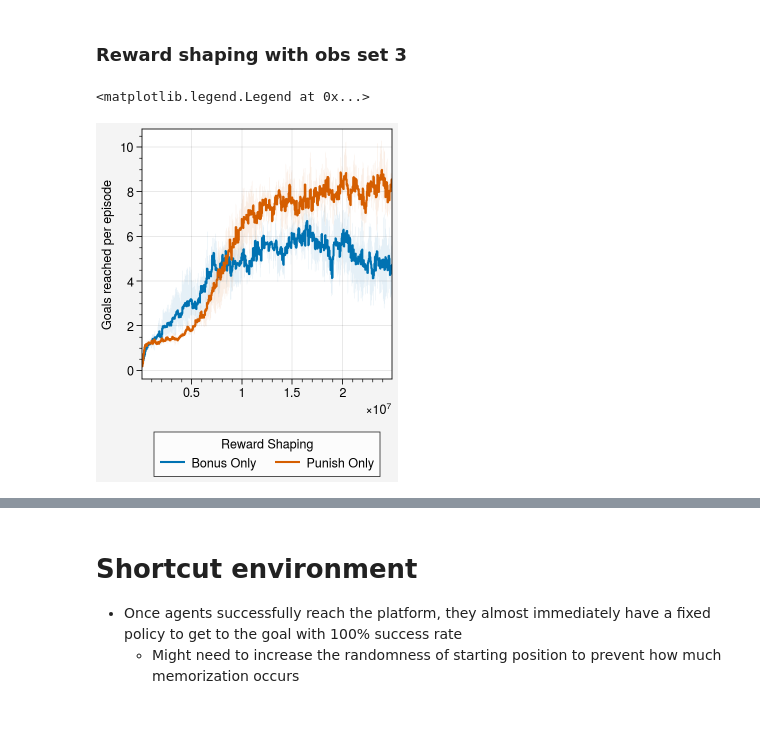
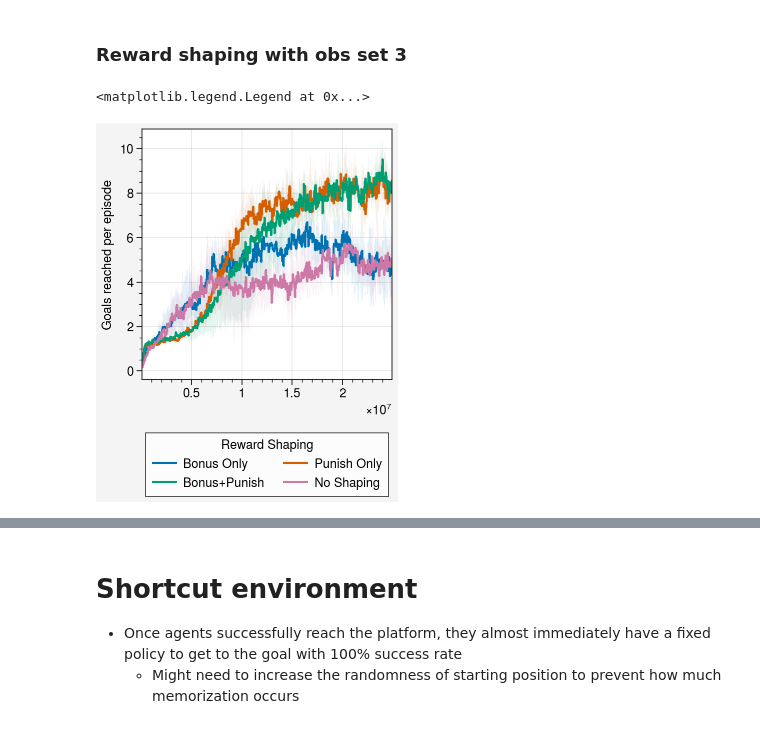
Before and after one commit to liuandrew/ppo_aux, a Jupyter notebook: write_and_test/data_visualize.ipynb, the cells around one changed output, grey strips where cells are left out. Saved outputs shown, nothing was run; the diff lists cells and outputs as text; code cells hidden in the pictures.

```diff
--- a/write_and_test/data_visualize.ipynb
+++ b/write_and_test/data_visualize.ipynb
@@ -269,20 +269,20 @@ fig.legend(lines, loc='b', ncols=2)
 # %% [markdown]
 ### Reward shaping with obs set 3
 # %%
-shaping_names = ['bonus', 'punish']
-shaping_labels = ['Bonus Only', 'Punish Only']
+shaping_names = ['bonus', 'punish', 'bonuspunish', 'noshaping']
+shaping_labels = ['Bonus Only', 'Punish Only', 'Bonus+Punish', 'No Shaping']
 
 hidden = 64
 
 fig, ax = pplt.subplots()
 
 lines = []
 for i, shape in enumerate(shaping_names):
     exp_name = f'explorenav_pos/expl_goalpos_obs3hidden64{shape}longer'
     lines.append(average_runs(exp_name, metric='pure_goal', ax=ax, label=str(shaping_labels[i])))
 
 ax.format(ylabel='Goals reached per episode')
 fig.legend(lines, loc='b', ncols=2, label='Reward Shaping')
 # %% [output]
 <matplotlib.legend.Legend at 0x...>
-[figure, old version]
+[figure, new version]
```
Also changed, not shown: parts of 5 cells of this notebook, 3 other files.
